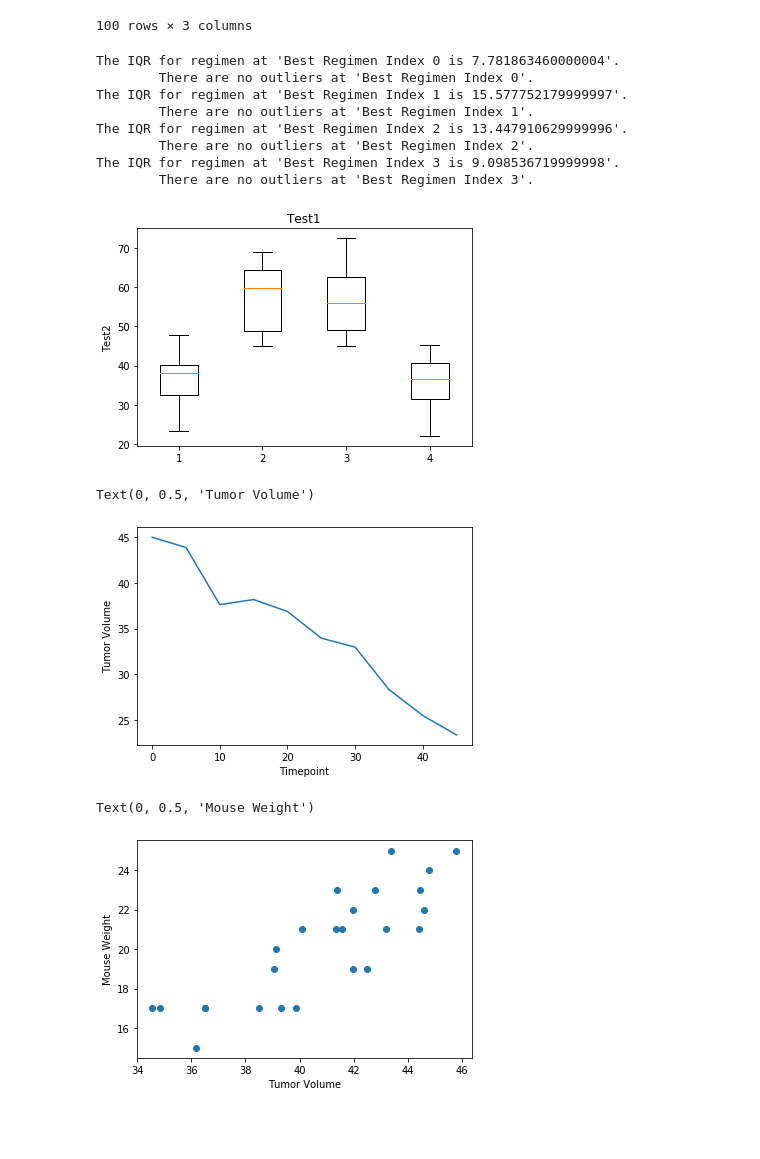
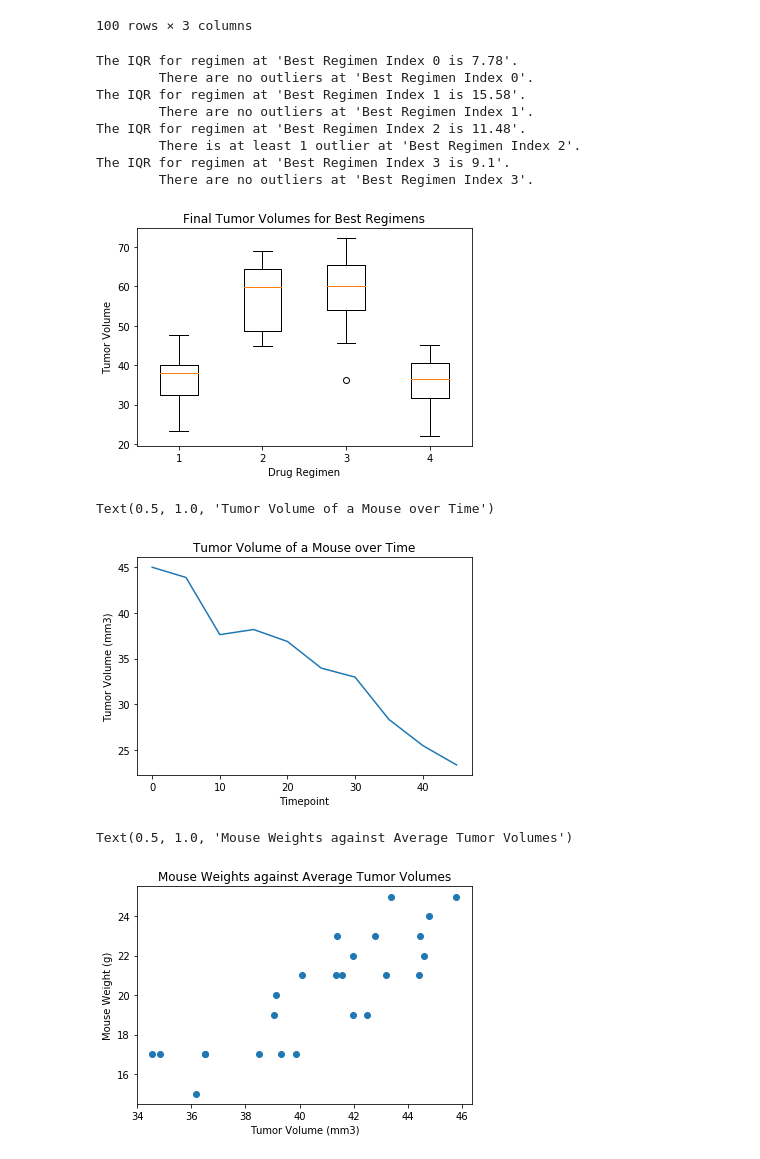
Before and after one commit to PaulBernert/UA_Homework_5, a Jupyter notebook: Bernert_.ipynb, the cells around one changed output. Drawn from its saved outputs; the diff is of its cells as text; code cells hidden in the pictures; blank space fills up the shorter version.

```diff
--- a/Bernert_.ipynb
+++ b/Bernert_.ipynb
@@ -67,7 +58,8 @@ regimen_count.plot(kind="bar")
 # %%
 #  Lists
 regimen_list = regimen_count.index.to_list()
-best_regimens = ['Capomulin','Ceftamin','Propriva','Ramicane']
+#best_regimens = ['Capomulin','Ceftamin','Propriva','Ramicane']
+best_regimens = ['Capomulin','Ceftamin','Infubinol','Ramicane']
 # %%
 # Generate a bar plot showing number of data points for each treatment regimen using pyplot
 plt.bar(regimen_list, regimen_count)
@@ -121,42 +117,44 @@ for i in range(4):
     quartiles = tumor_vols[i].quantile([.25,.5,.75])
     lowerq = quartiles[0.25]
     upperq = quartiles[0.75]
-    iqr = upperq-lowerq
+    iqr = round(upperq-lowerq,2)
     lower_bound = lowerq - (1.5*iqr)
     upper_bound = upperq + (1.5*iqr)
     print(f"The IQR for regimen at 'Best Regimen Index {i} is {iqr}'.")
     if (lower_bound < tumor_vols[i].min()) & (upper_bound > tumor_vols[i].max()):
         print(f"\tThere are no outliers at 'Best Regimen Index {i}'.")
     else:
-        print(f"\tThere are outliers at 'Best Regimen Index {i}'.")
+        print(f"\tThere is at least 1 outlier at 'Best Regimen Index {i}'.")
 # %% [output]
-The IQR for regimen at 'Best Regimen Index 0 is 7.781863460000004'.
+The IQR for regimen at 'Best Regimen Index 0 is 7.78'.
         There are no outliers at 'Best Regimen Index 0'.
-The IQR for regimen at 'Best Regimen Index 1 is 15.577752179999997'.
+The IQR for regimen at 'Best Regimen Index 1 is 15.58'.
         There are no outliers at 'Best Regimen Index 1'.
-The IQR for regimen at 'Best Regimen Index 2 is 13.447910629999996'.
-        There are no outliers at 'Best Regimen Index 2'.
-The IQR for regimen at 'Best Regimen Index 3 is 9.098536719999998'.
+The IQR for regimen at 'Best Regimen Index 2 is 11.48'.
+        There is at least 1 outlier at 'Best Regimen Index 2'.
+The IQR for regimen at 'Best Regimen Index 3 is 9.1'.
         There are no outliers at 'Best Regimen Index 3'.
 # %%
 # Generate a box plot of the final tumor volume of each mouse across four regimens of interest.
 fig1, ax1 = plt.subplots()
-ax1.set_title('Test1')
-ax1.set_ylabel('Test2')
+ax1.set_title('Final Tumor Volumes for Best Regimens')
+ax1.set_xlabel('Drug Regimen')
+ax1.set_ylabel('Tumor Volume')
 ax1.boxplot(tumor_vols)
 plt.show()
 # %% [output]
-[figure, old version]
+[figure, new version]
 # %%
 # Generate a line plot of time point versus tumor volume for a mouse treated with Capomulin.
 mouse_1_vol = (df['Tumor Volume (mm3)'][10:20].to_list())
 mouse_1_time = (df['Timepoint'][10:20].to_list())
 plt.plot(mouse_1_time, mouse_1_vol)
 plt.xlabel("Timepoint")
-plt.ylabel("Tumor Volume")
+plt.ylabel("Tumor Volume (mm3)")
+plt.title("Tumor Volume of a Mouse over Time")
 # %% [output]
-Text(0, 0.5, 'Tumor Volume')
+Text(0.5, 1.0, 'Tumor Volume of a Mouse over Time')
-[figure, old version]
+[figure, new version]
 # %%
 # Generate a scatter plot of mouse weight versus average tumor volume for the Capomulin regimen.
 mouse_sub_list = df[df['Drug Regimen'] == 'Capomulin']
@@ -164,11 +162,12 @@ mouse_sub_list_id = mouse_sub_list['Mouse ID'].unique()
 mouse_sub_list_avg_vol = pd.Series([mouse_group.get_group(m)['Tumor Volume (mm3)'].mean() for m in mouse_sub_list_id])
 mouse_sub_list_weight = pd.Series([mouse_group.get_group(m)['Weight (g)'].sum()/mouse_group.get_group(m)['Weight (g)'].count() for m in mouse_sub_list_id])
 plt.scatter(mouse_sub_list_avg_vol, mouse_sub_list_weight)
-plt.xlabel("Tumor Volume")
-plt.ylabel("Mouse Weight")
+plt.xlabel("Tumor Volume (mm3)")
+plt.ylabel("Mouse Weight (g)")
+plt.title("Mouse Weights against Average Tumor Volumes")
 # %% [output]
-Text(0, 0.5, 'Mouse Weight')
+Text(0.5, 1.0, 'Mouse Weights against Average Tumor Volumes')
-[figure, old version]
+[figure, new version]
 # %%
 # Add the linear regression equation and line to plot
 
```
Also changed, not shown: parts of 6 cells of this notebook.
